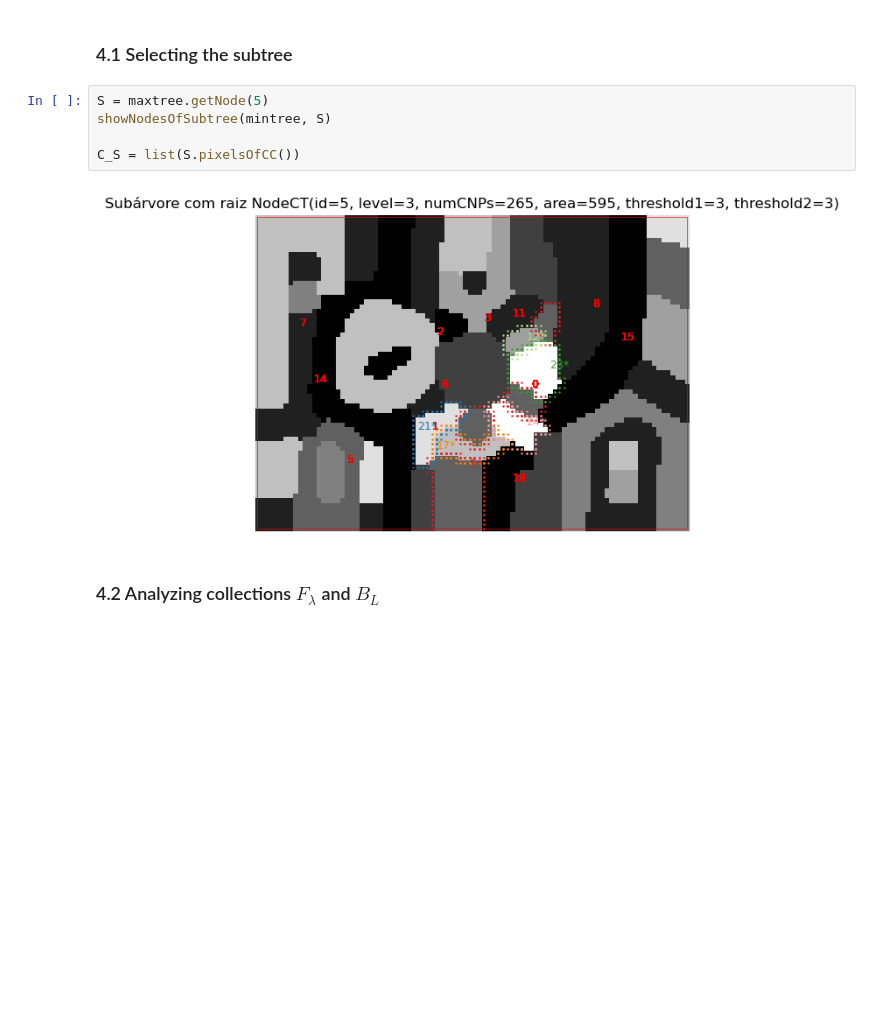
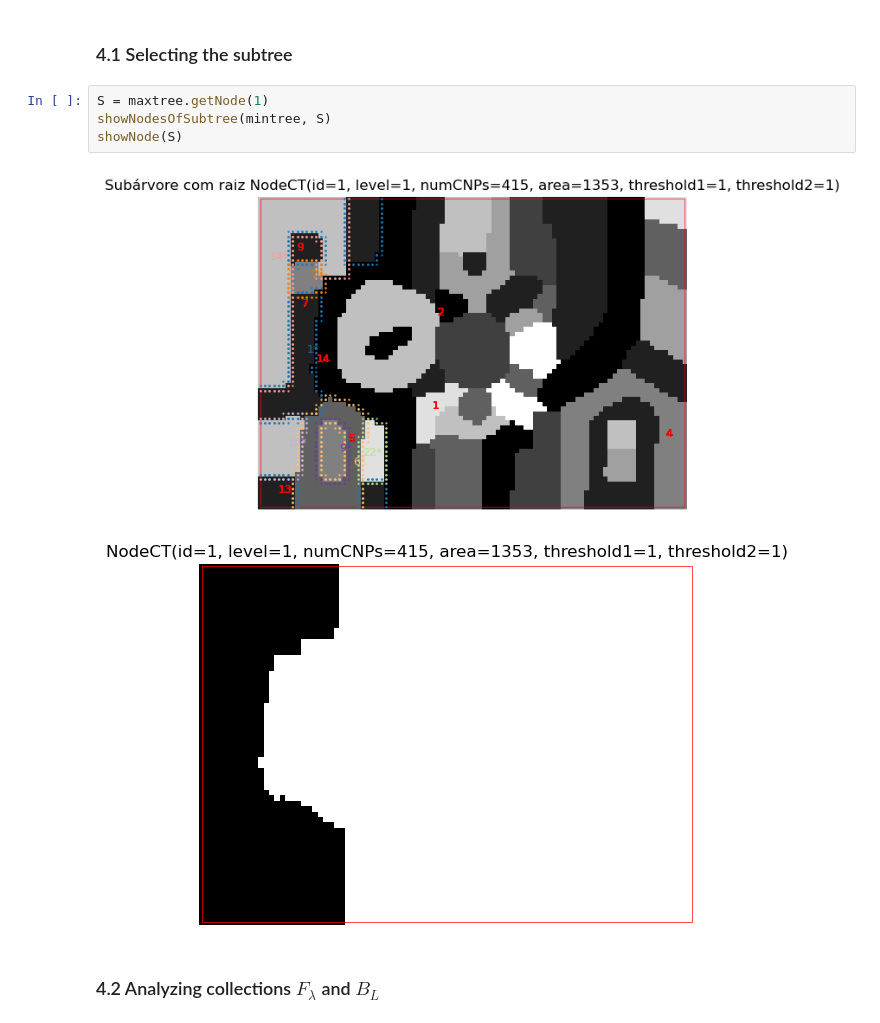
Before and after one commit to wonderalexandre/MorphoTreeAdjust, a Jupyter notebook: morphoTreeAdjust/morphoTreeAdjust_example_subtree.ipynb, the cells around one changed output. Saved outputs shown, nothing was run; the diff lists cells and outputs as text; blank space fills up the shorter version.

```diff
--- a/morphoTreeAdjust/morphoTreeAdjust_example_subtree.ipynb
+++ b/morphoTreeAdjust/morphoTreeAdjust_example_subtree.ipynb
@@ -307,12 +307,12 @@ Each node is represented by <index>: <gray level>
 # %% [markdown]
 ### 4.1 Selecting the subtree
 # %%
-S = maxtree.getNode(5)
+S = maxtree.getNode(1)
 showNodesOfSubtree(mintree, S)
-
-C_S = list(S.pixelsOfCC())
+showNode(S)
 # %% [output]
-[figure, old version]
+[figure, new version]
+[figure, added]
 # %% [markdown]
 ### 4.2 Analyzing collections $F_\lambda$ and $B_L$
 # %%
```
Also changed, not shown: parts of 5 cells of this notebook, 11 other files.
